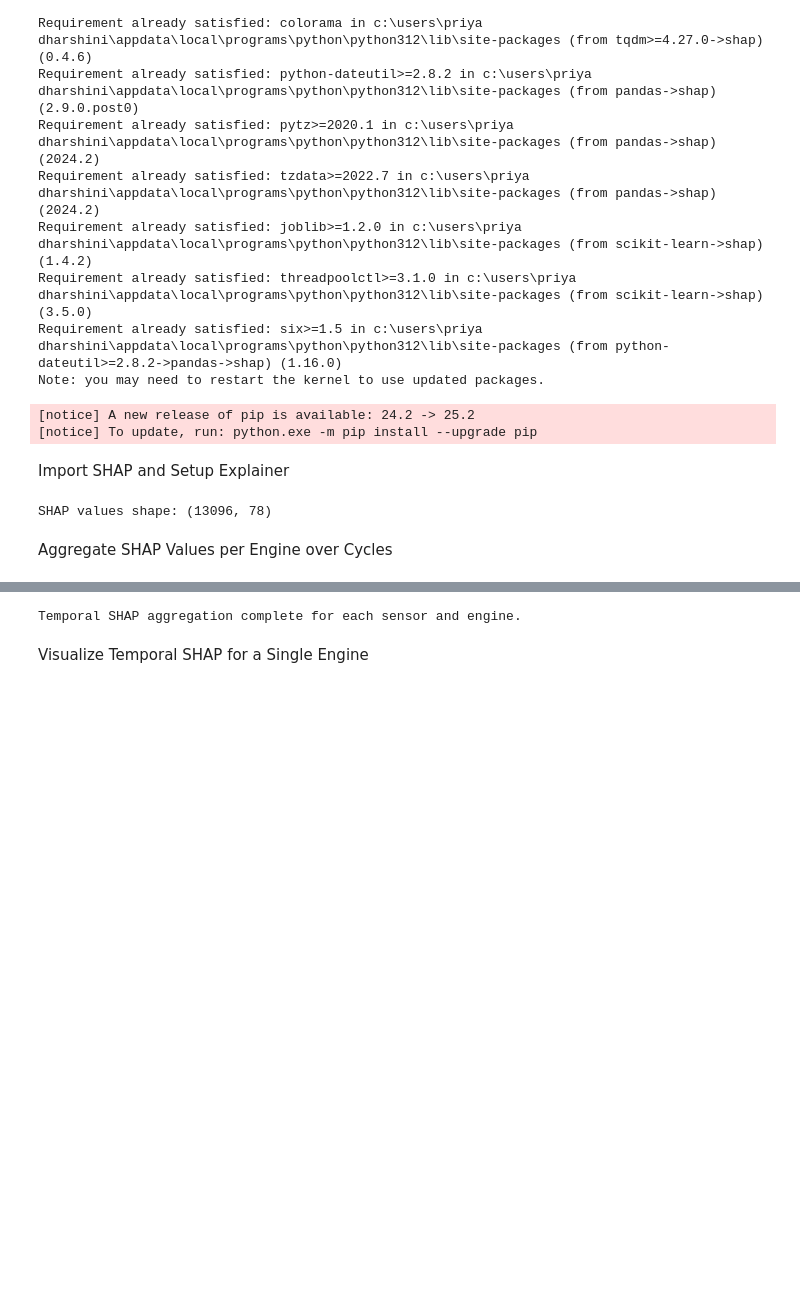
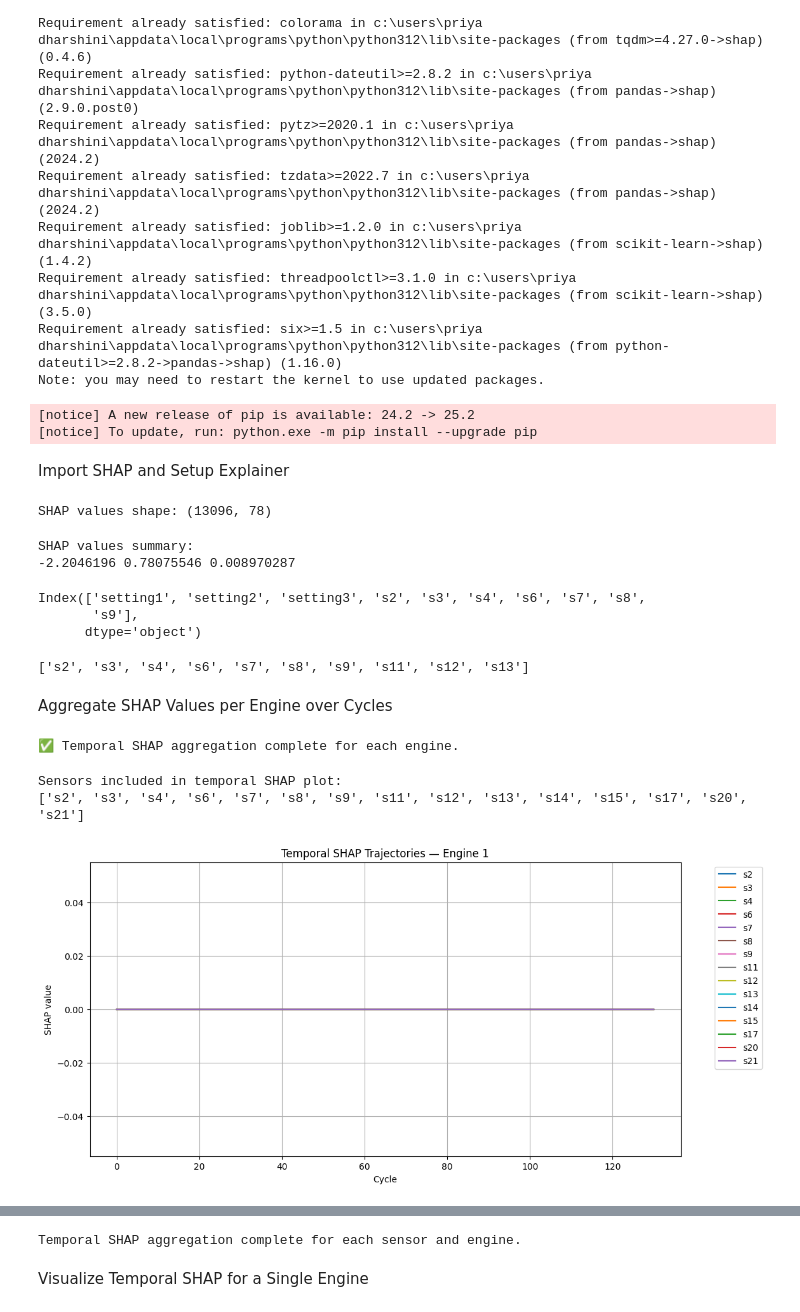
Before and after one commit to Priya-3005/AircraftML, a Jupyter notebook: Untitled.ipynb, the cells around one changed output, grey strips where cells are left out. Drawn from its saved outputs; the diff is of its cells as text; code cells hidden in the pictures; blank space fills up the shorter version.

```diff
--- a/Untitled.ipynb
+++ b/Untitled.ipynb
@@ -475,5 +475,72 @@ shap_values = explainer.shap_values(test_df[X_test_features])
 print("SHAP values shape:", shap_values.shape)
 # %% [output]
 SHAP values shape: (13096, 78)
+# %%
+print("SHAP values summary:")
+print(np.min(shap_values), np.max(shap_values), np.mean(shap_values))
+# %% [output]
+SHAP values summary:
+-2.2046196 0.78075546 0.008970287
+# %%
+print(X_train.columns[:10])
+# %% [output]
+Index(['setting1', 'setting2', 'setting3', 's2', 's3', 's4', 's6', 's7', 's8',
+       's9'],
+      dtype='object')
+# %%
+print(temporal_sensors[:10])
+# %% [output]
+['s2', 's3', 's4', 's6', 's7', 's8', 's9', 's11', 's12', 's13']
 # %% [markdown]
 Aggregate SHAP Values per Engine over Cycles
+# %%
+# =========================================================
+# 📌 Step 6.2: Aggregate Temporal SHAP Values (Corrected)
+# =========================================================
+
+temporal_sensors = sensor_cols  # ['s1', 's2', ..., 's21']
+engine_ids = test_df['id'].unique()
+
+# Compute SHAP values just once for all test samples
+shap_values = explainer.shap_values(test_df[X_test_features])
+
+# Create a dictionary of DataFrames for easy lookup
+temporal_shap = {}
+
+for engine_id in engine_ids:
+    # get row positions (not index)
+    engine_mask = test_df['id'] == engine_id
+    shap_engine = shap_values[engine_mask]          # SHAP values for that engine
+    temporal_shap[engine_id] = pd.DataFrame(
+        shap_engine, columns=X_test_features
+    )[temporal_sensors].reset_index(drop=True)
+
+print("✅ Temporal SHAP aggregation complete for each engine.")
+# %% [output]
+✅ Temporal SHAP aggregation complete for each engine.
+# %%
+# ✅ Step 6.3 (Fixed): Temporal SHAP Trajectories for trained sensors only
+
+# Only include sensors that exist in model's training features
+temporal_sensors_fixed = [s for s in temporal_sensors if s in X_train.columns]
+print("Sensors included in temporal SHAP plot:")
+print(temporal_sensors_fixed)
+
+engine_id = engine_ids[0]  # Example: First engine
+plt.figure(figsize=(12,6))
+
+for sensor in temporal_sensors_fixed:
+    col_idx = X_test.columns.get_loc(sensor)
+    plt.plot(shap_values[engine_id * len(X_test)//len(engine_ids):(engine_id+1) * len(X_test)//len(engine_ids), col_idx],
+             label=sensor)
+
+plt.xlabel("Cycle")
+plt.ylabel("SHAP value")
+plt.title(f"Temporal SHAP Trajectories — Engine {engine_id}")
+plt.legend(bbox_to_anchor=(1.05, 1), loc='upper left')
+plt.grid(True)
+plt.show()
+# %% [output]
+Sensors included in temporal SHAP plot:
+['s2', 's3', 's4', 's6', 's7', 's8', 's9', 's11', 's12', 's13', 's14', 's15', 's17', 's20', 's21']
+[figure, added]
```
Also changed, not shown: parts of 11 cells of this notebook.
